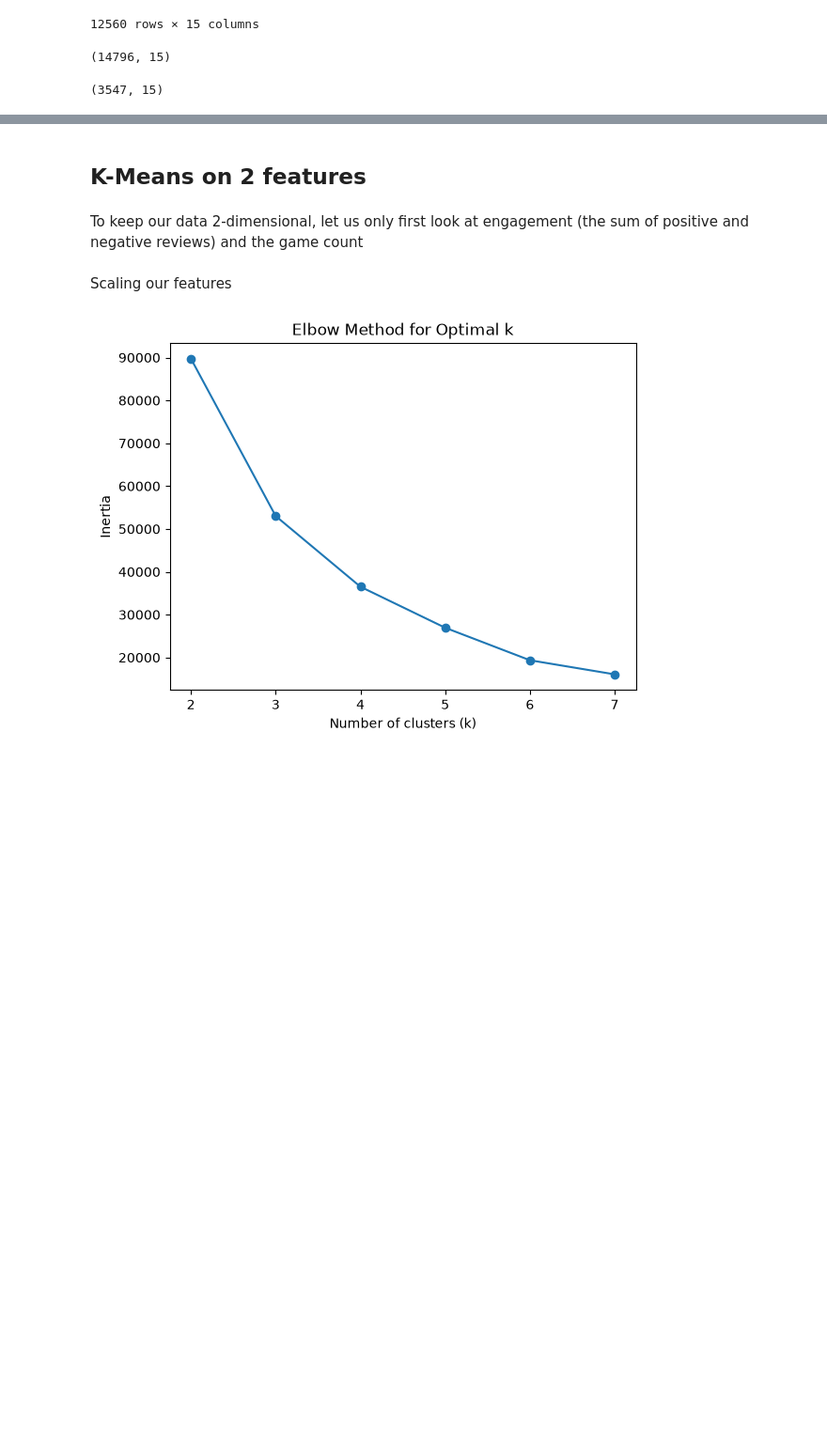
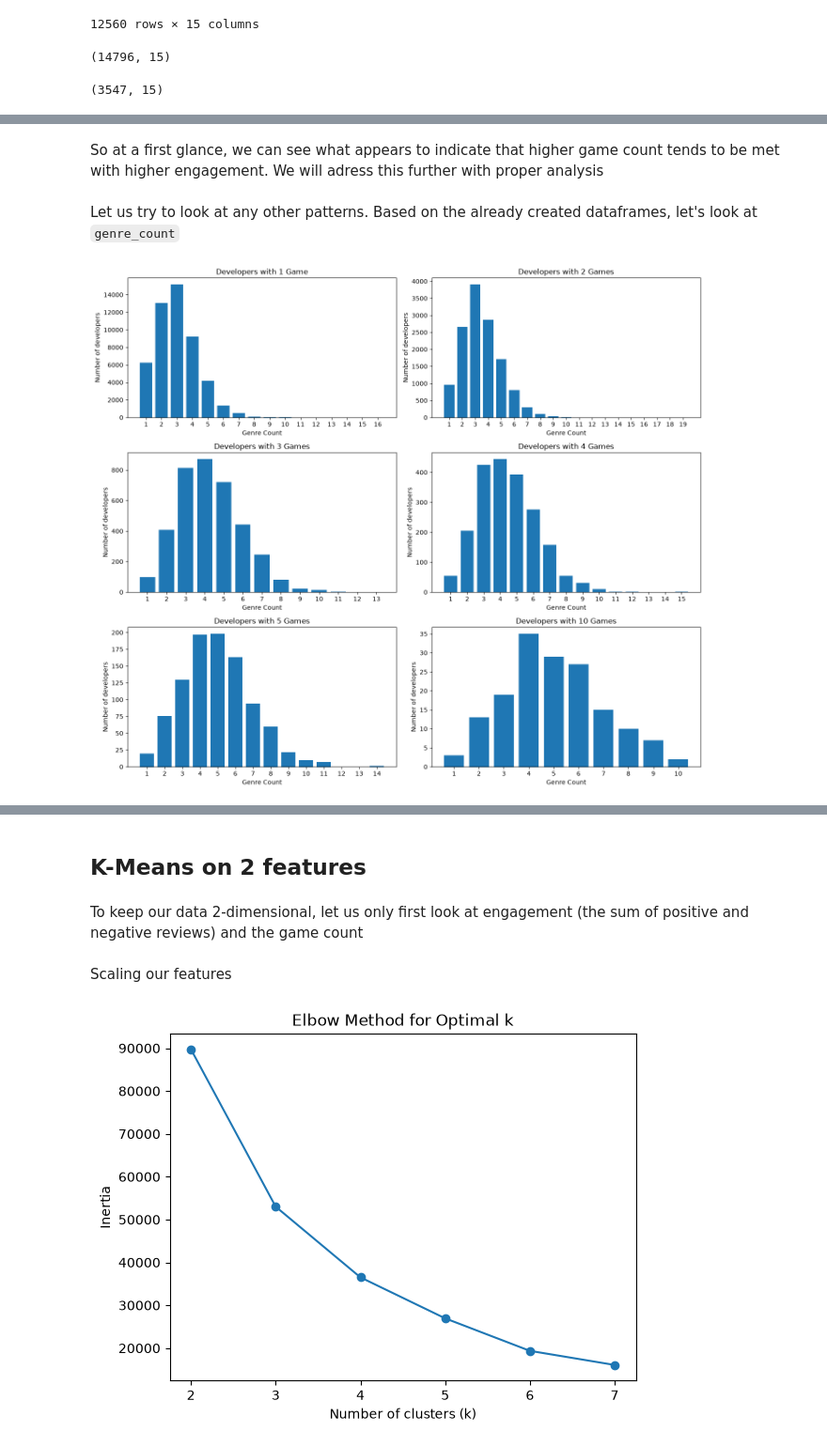
Before and after one commit to mangabe16/steam-developer-career-patterns, a Jupyter notebook: main.ipynb, the cells around one changed output, grey strips where cells are left out. Shown at 94% size. Cells and saved outputs as stored; diff of their text form; code cells hidden in the pictures; blank space fills up the shorter version.

Commit message:
Add visualizations

```diff
--- a/main.ipynb
+++ b/main.ipynb
@@ -630,0 +617,78 @@ outliers_both.shape
+# %% [markdown]
+So at a first glance, we can see what appears to indicate that higher game count tends to be met with higher engagement. We will adress this further with proper analysis
+# %% [markdown]
+Let us try to look at any other patterns. Based on the already created dataframes, let's look at `genre_count`
+# %%
+fig, axes = plt.subplots(3, 2, figsize=(14, 12))
+axes = axes.flatten()
+
+# 1 game count
+max_g1 = int(dev_game_one["genre_count"].max()) if not dev_game_one.empty else 1
+bins_1 = np.arange(0.5, max_g1 + 1.5, 1)
+counts, edges = np.histogram(dev_game_one["genre_count"], bins=bins_1)
+x_labels_1 = [str(int(edges[j] + 0.5)) for j in range(len(counts))]
+axes[0].bar(x_labels_1, counts)
+axes[0].set_title("Developers with 1 Game")
+axes[0].set_xlabel("Genre Count")
+axes[0].set_ylabel("Number of developers")
+axes[0].tick_params(axis='x', rotation=0)
+
+# 2 game count
+max_g2 = int(dev_game_two["genre_count"].max()) if not dev_game_two.empty else 1
+bins_2 = np.arange(0.5, max_g2 + 1.5, 1)
+counts, edges = np.histogram(dev_game_two["genre_count"], bins=bins_2)
+x_labels_2 = [str(int(edges[j] + 0.5)) for j in range(len(counts))]
+axes[1].bar(x_labels_2, counts)
+axes[1].set_title("Developers with 2 Games")
+axes[1].set_xlabel("Genre Count")
+axes[1].set_ylabel("Number of developers")
+axes[1].tick_params(axis='x', rotation=0)
+
+# 3 game count
+max_g3 = int(dev_game_three["genre_count"].max()) if not dev_game_three.empty else 1
+bins_3 = np.arange(0.5, max_g3 + 1.5, 1)
+counts, edges = np.histogram(dev_game_three["genre_count"], bins=bins_3)
+x_labels_3 = [str(int(edges[j] + 0.5)) for j in range(len(counts))]
+axes[2].bar(x_labels_3, counts)
+axes[2].set_title("Developers with 3 Games")
+axes[2].set_xlabel("Genre Count")
+axes[2].set_ylabel("Number of developers")
+axes[2].tick_params(axis='x', rotation=0)
+
+# 4 game count
+max_g4 = int(dev_game_four["genre_count"].max()) if not dev_game_four.empty else 1
+bins_4 = np.arange(0.5, max_g4 + 1.5, 1)
+counts, edges = np.histogram(dev_game_four["genre_count"], bins=bins_4)
+x_labels_4 = [str(int(edges[j] + 0.5)) for j in range(len(counts))]
+axes[3].bar(x_labels_4, counts)
+axes[3].set_title("Developers with 4 Games")
+axes[3].set_xlabel("Genre Count")
+axes[3].set_ylabel("Number of developers")
+axes[3].tick_params(axis='x', rotation=0)
+
+# 5 game count
+max_g5 = int(dev_game_five["genre_count"].max()) if not dev_game_five.empty else 1
+bins_5 = np.arange(0.5, max_g5 + 1.5, 1)
+counts, edges = np.histogram(dev_game_five["genre_count"], bins=bins_5)
+x_labels_5 = [str(int(edges[j] + 0.5)) for j in range(len(counts))]
+axes[4].bar(x_labels_5, counts)
+axes[4].set_title("Developers with 5 Games")
+axes[4].set_xlabel("Genre Count")
+axes[4].set_ylabel("Number of developers")
+axes[4].tick_params(axis='x', rotation=0)
+
+# 10 game count
+max_g10 = int(dev_game_ten["genre_count"].max()) if not dev_game_ten.empty else 1
+bins_10 = np.arange(0.5, max_g10 + 1.5, 1)
+counts, edges = np.histogram(dev_game_ten["genre_count"], bins=bins_10)
+x_labels_10 = [str(int(edges[j] + 0.5)) for j in range(len(counts))]
+axes[5].bar(x_labels_10, counts)
+axes[5].set_title("Developers with 10 Games")
+axes[5].set_xlabel("Genre Count")
+axes[5].set_ylabel("Number of developers")
+axes[5].tick_params(axis='x', rotation=0)
+
+plt.tight_layout()
+plt.show()
+# %% [output]
+[figure, added]
```
Also changed, not shown: parts of 39 cells of this notebook.
